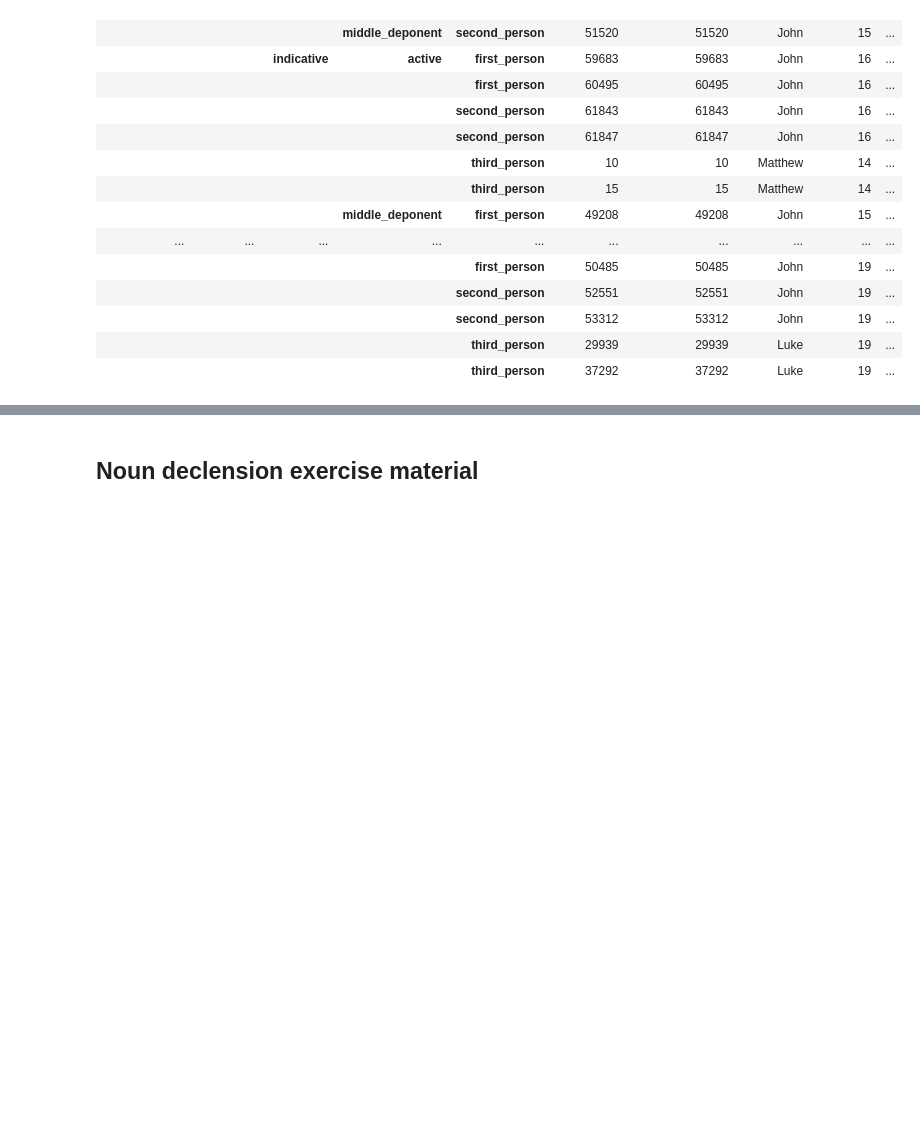
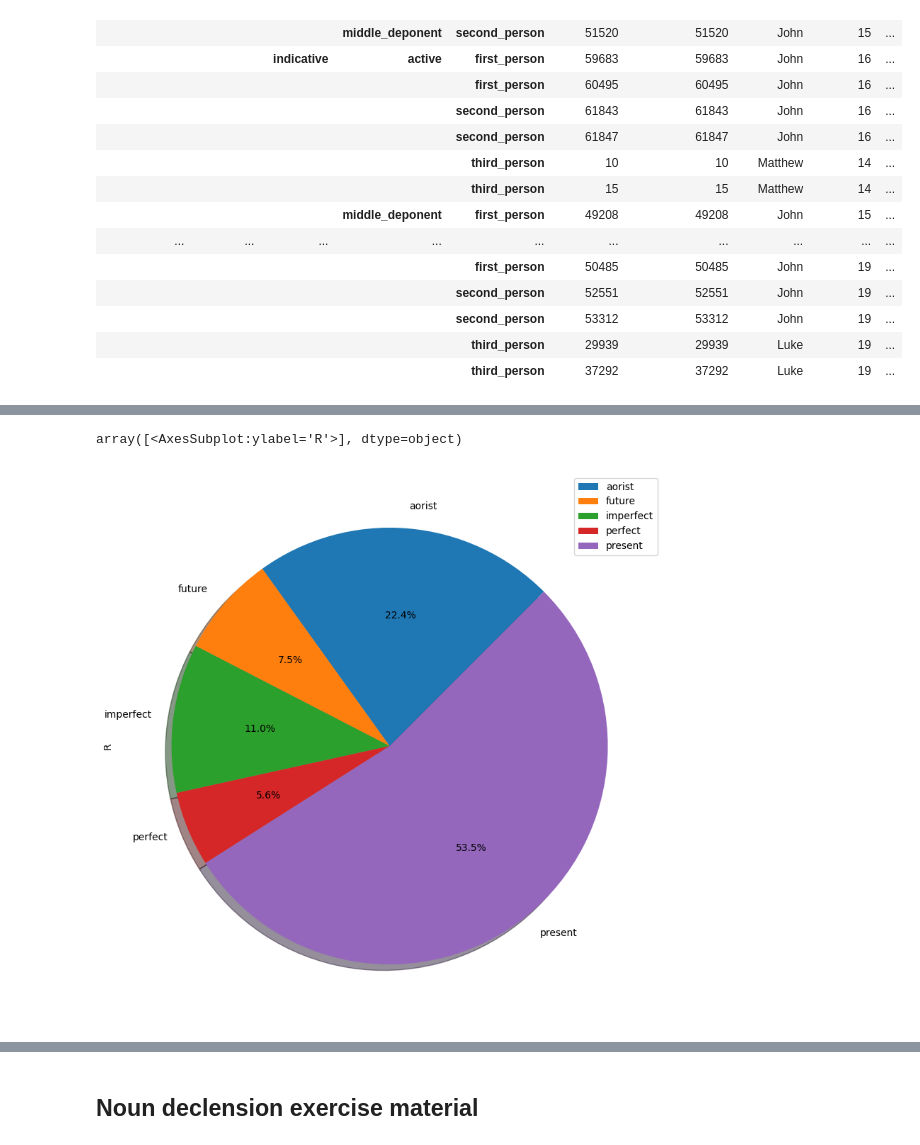
Before and after one commit to oliverglanz/Text-Fabric, a Jupyter notebook: Greek/1000_N1904-BOL_exercise-production.ipynb, the cells around one changed output, grey strips where cells are left out. Cells and saved outputs as stored; diff of their text form; code cells hidden in the pictures; blank space fills up the shorter version.

```diff
--- a/Greek/1000_N1904-BOL_exercise-production.ipynb
+++ b/Greek/1000_N1904-BOL_exercise-production.ipynb
@@ -182,0 +261,4 @@ BOL_VConjg.to_excel('/Users/oliverglanz/Library/CloudStorage/OneDrive-AndrewsUni
+# %%
+BOL_VConjg_W07=pd.read_csv('/Users/oliverglanz/Library/CloudStorage/OneDrive-AndrewsUniversity/1200_AUS-research/Fabric-TEXT/2_NTST551-2_Greek/BOL_MorphVerb_W07.tsv', delimiter='\t',encoding='utf-16')
+pd.set_option('display.max_columns', 60)
+BOL_VConjg_W07.head()
@@ -182,0 +272,5 @@ BOL_VConjg.to_excel('/Users/oliverglanz/Library/CloudStorage/OneDrive-AndrewsUni
+# %%
+BOL_VConjg_W07.groupby(['bol_tense1']).sum().plot(kind='pie', y='R', subplots=True, shadow = True,startangle=45,figsize=(15,10), autopct='%1.1f%%')
+# %% [output]
+array([<AxesSubplot:ylabel='R'>], dtype=object)
+[figure, added]
```
Also changed, not shown: parts of 28 cells of this notebook.
